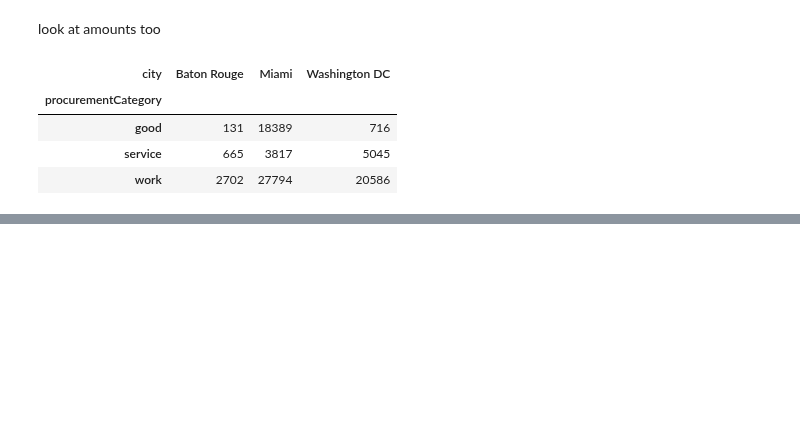
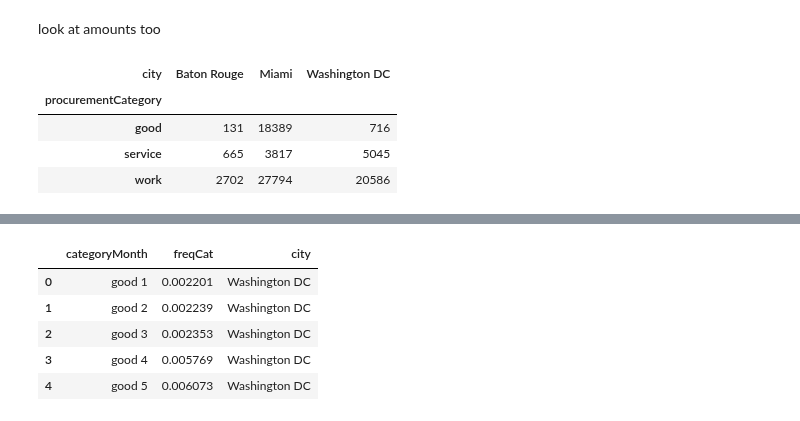
Before and after one commit to sunlightpolicy/open_data_standards_project, a Jupyter notebook: pynbs/procurement.ipynb, the cells around one changed output, grey strips where cells are left out. Cells and saved outputs as stored; diff of their text form; code cells hidden in the pictures; blank space fills up the shorter version.

```diff
--- a/pynbs/procurement.ipynb
+++ b/pynbs/procurement.ipynb
@@ -349,0 +352,9 @@ plt.show()
+# %%
+df_all.head()
+# %% [output]
+|  | categoryMonth | freqCat | city |
+| 0 | good 1 | 0.002201 | Washington DC |
+| 1 | good 2 | 0.002239 | Washington DC |
+| 2 | good 3 | 0.002353 | Washington DC |
+| 3 | good 4 | 0.005769 | Washington DC |
+| 4 | good 5 | 0.006073 | Washington DC |
```
Also changed, not shown: parts of 3 cells of this notebook, 3 other files.
